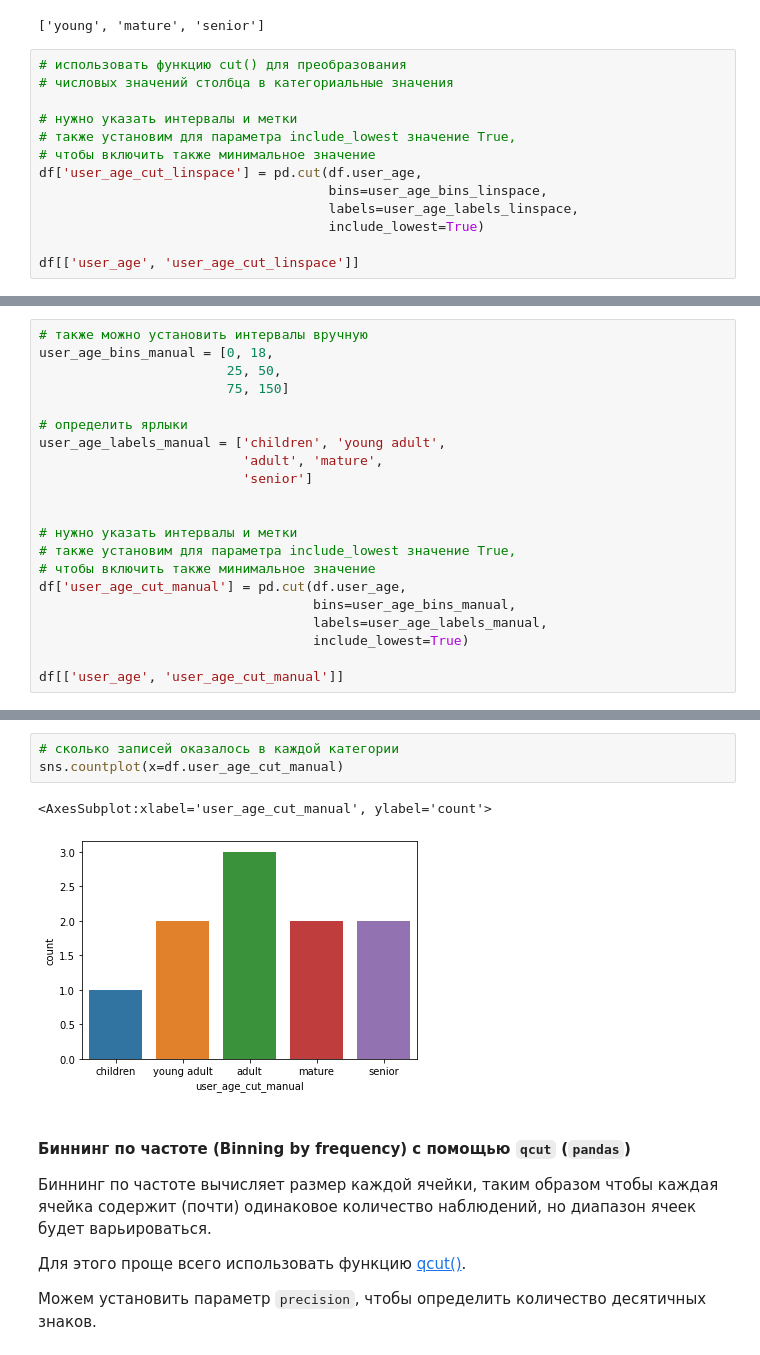
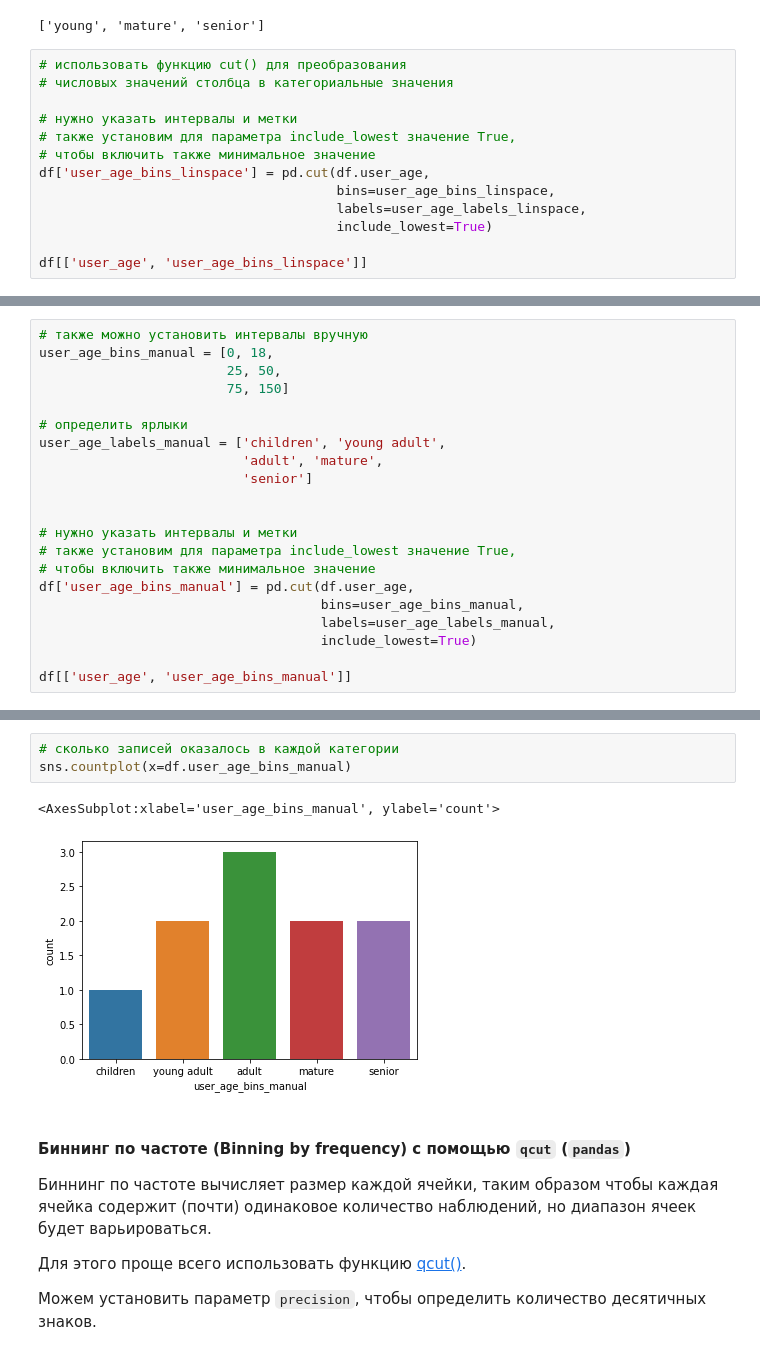
Before and after one commit to ryndovaira-org/data_science_lectures, a Jupyter notebook: 04_data_preparation/lectures/04_feature_engineering.ipynb, the cells around one changed output, grey strips where cells are left out. Saved outputs shown, nothing was run; the diff lists cells and outputs as text.

```diff
--- a/04_data_preparation/lectures/04_feature_engineering.ipynb
+++ b/04_data_preparation/lectures/04_feature_engineering.ipynb
@@ -1290,10 +1307,10 @@ user_age_labels_linspace
 # нужно указать интервалы и метки
 # также установим для параметра include_lowest значение True,
 # чтобы включить также минимальное значение
-df['user_age_cut_linspace'] = pd.cut(df.user_age,
-                                     bins=user_age_bins_linspace,
-                                     labels=user_age_labels_linspace,
-                                     include_lowest=True)
+df['user_age_bins_linspace'] = pd.cut(df.user_age,
+                                      bins=user_age_bins_linspace,
+                                      labels=user_age_labels_linspace,
+                                      include_lowest=True)
 
-df[['user_age', 'user_age_cut_linspace']]
+df[['user_age', 'user_age_bins_linspace']]
 # %% [output]
@@ -1329,10 +1346,10 @@ user_age_labels_manual = ['children', 'young adult',
 # нужно указать интервалы и метки
 # также установим для параметра include_lowest значение True,
 # чтобы включить также минимальное значение
-df['user_age_cut_manual'] = pd.cut(df.user_age,
-                                   bins=user_age_bins_manual,
-                                   labels=user_age_labels_manual,
-                                   include_lowest=True)
+df['user_age_bins_manual'] = pd.cut(df.user_age,
+                                    bins=user_age_bins_manual,
+                                    labels=user_age_labels_manual,
+                                    include_lowest=True)
 
-df[['user_age', 'user_age_cut_manual']]
+df[['user_age', 'user_age_bins_manual']]
 # %% [output]
@@ -1349,10 +1366,10 @@ df[['user_age', 'user_age_cut_manual']]
 | 9 | 86 | senior |
 # %%
 # сколько записей оказалось в каждой категории
-sns.countplot(x=df.user_age_cut_manual)
+sns.countplot(x=df.user_age_bins_manual)
 # %% [output]
-<AxesSubplot:xlabel='user_age_cut_manual', ylabel='count'>
+<AxesSubplot:xlabel='user_age_bins_manual', ylabel='count'>
-[figure, old version]
+[figure, new version]
 # %% [markdown]
 #### Биннинг по частоте (Binning by frequency) с помощью `qcut` (`pandas`)
 
```
Also changed, not shown: parts of 19 cells of this notebook.
